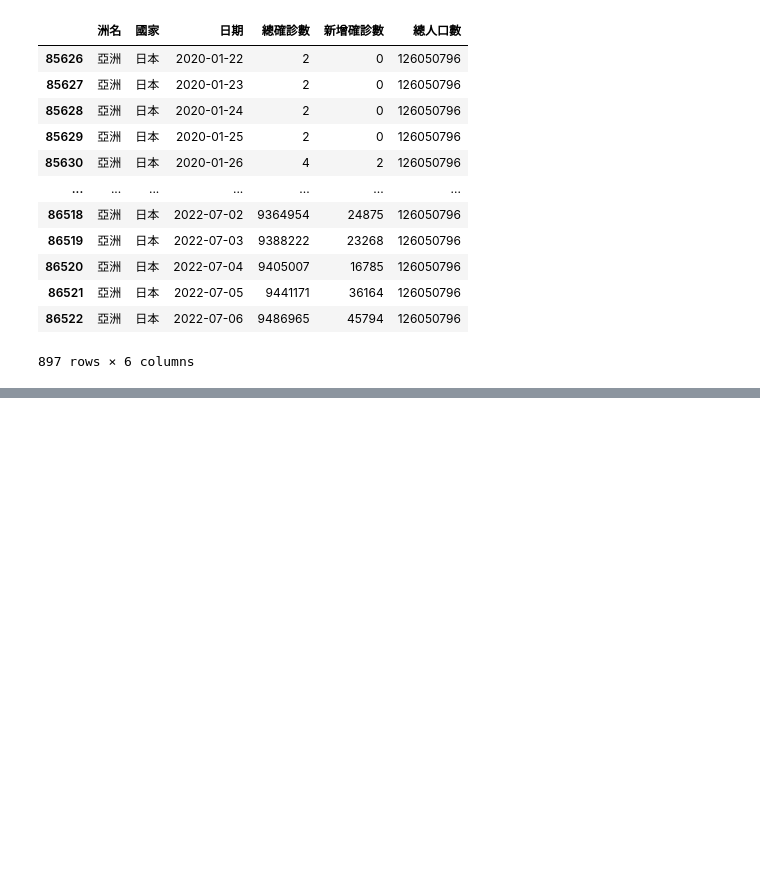
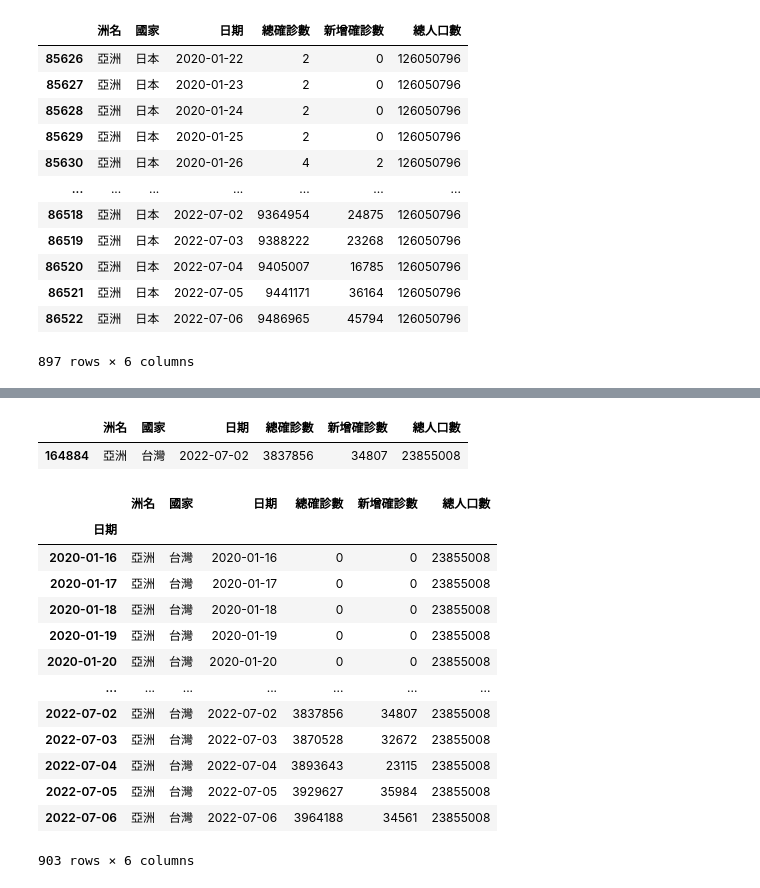
Before and after one commit to Keng9487/python1, a Jupyter notebook: 上課用目錄/lesson18_1.ipynb, the cells around one changed output, grey strips where cells are left out. Cells and saved outputs as stored; diff of their text form; code cells hidden in the pictures; blank space fills up the shorter version.

```diff
--- a/上課用目錄/lesson18_1.ipynb
+++ b/上課用目錄/lesson18_1.ipynb
@@ -122,4 +122,5 @@ japan
 | 86522 | 亞洲 | 日本 | 2022-07-06 | 9486965 | 45794 | 126050796 |
 897 rows × 6 columns
 # %%
-taiwan = dataFrame2.query('國家=="台灣"')
+tAndj = dataFrame2.query('國家=="台灣" or 國家=="日本"')
+tAndj.sort_values(by='日期')
@@ -125,0 +141,23 @@ taiwan = dataFrame2.query('國家=="台灣"')
+# %%
+taiwan.query('日期=="2022-07-02"')
+# %% [output]
+|  | 洲名 | 國家 | 日期 | 總確診數 | 新增確診數 | 總人口數 |
+| 164884 | 亞洲 | 台灣 | 2022-07-02 | 3837856 | 34807 | 23855008 |
+# %%
+taiwan.index = taiwan["日期"]
+taiwan
+# %% [output]
+|  | 洲名 | 國家 | 日期 | 總確診數 | 新增確診數 | 總人口數 |
+| 日期 |  |  |  |  |  |  |
+| 2020-01-16 | 亞洲 | 台灣 | 2020-01-16 | 0 | 0 | 23855008 |
+| 2020-01-17 | 亞洲 | 台灣 | 2020-01-17 | 0 | 0 | 23855008 |
+| 2020-01-18 | 亞洲 | 台灣 | 2020-01-18 | 0 | 0 | 23855008 |
+| 2020-01-19 | 亞洲 | 台灣 | 2020-01-19 | 0 | 0 | 23855008 |
+| 2020-01-20 | 亞洲 | 台灣 | 2020-01-20 | 0 | 0 | 23855008 |
+| ... | ... | ... | ... | ... | ... | ... |
+| 2022-07-02 | 亞洲 | 台灣 | 2022-07-02 | 3837856 | 34807 | 23855008 |
+| 2022-07-03 | 亞洲 | 台灣 | 2022-07-03 | 3870528 | 32672 | 23855008 |
+| 2022-07-04 | 亞洲 | 台灣 | 2022-07-04 | 3893643 | 23115 | 23855008 |
+| 2022-07-05 | 亞洲 | 台灣 | 2022-07-05 | 3929627 | 35984 | 23855008 |
+| 2022-07-06 | 亞洲 | 台灣 | 2022-07-06 | 3964188 | 34561 | 23855008 |
+903 rows × 6 columns
```
Also changed, not shown: parts of 6 cells of this notebook, 2 other files.
